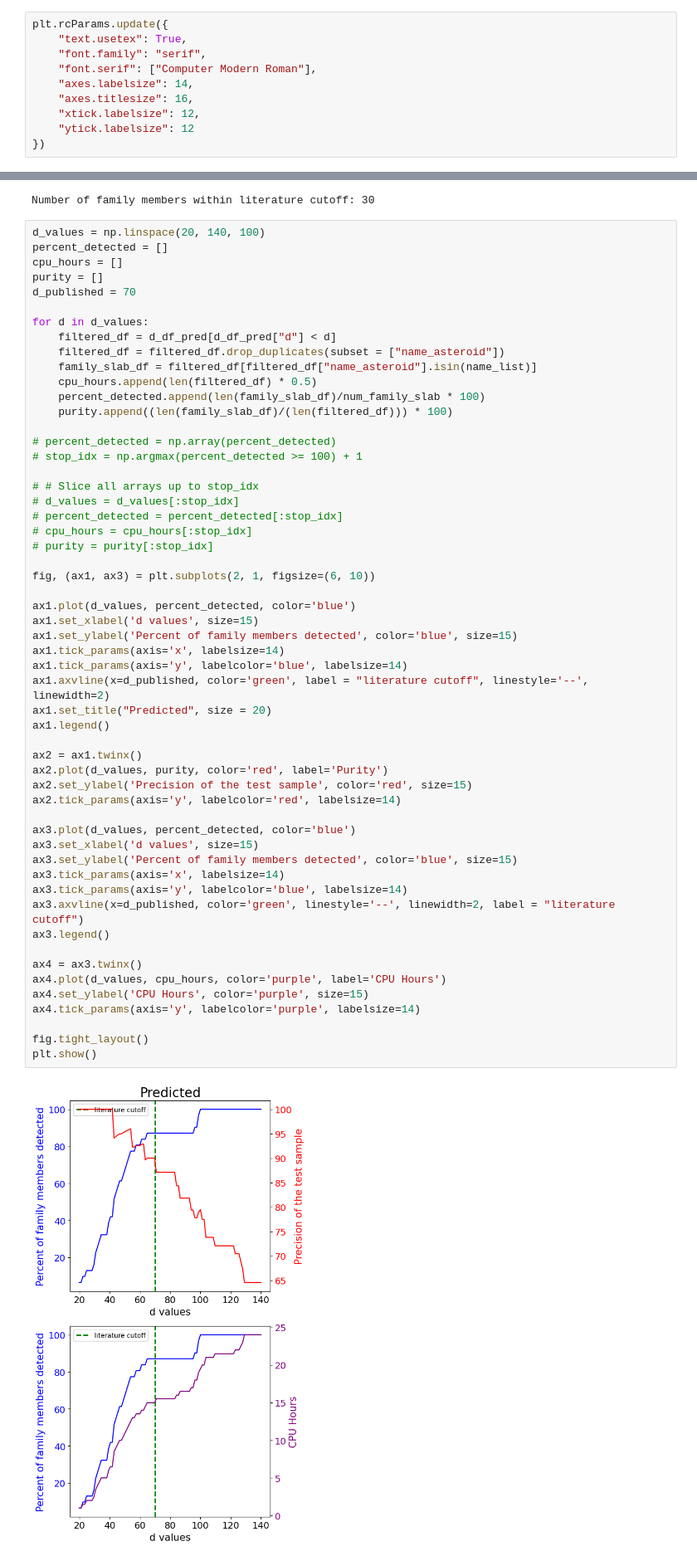
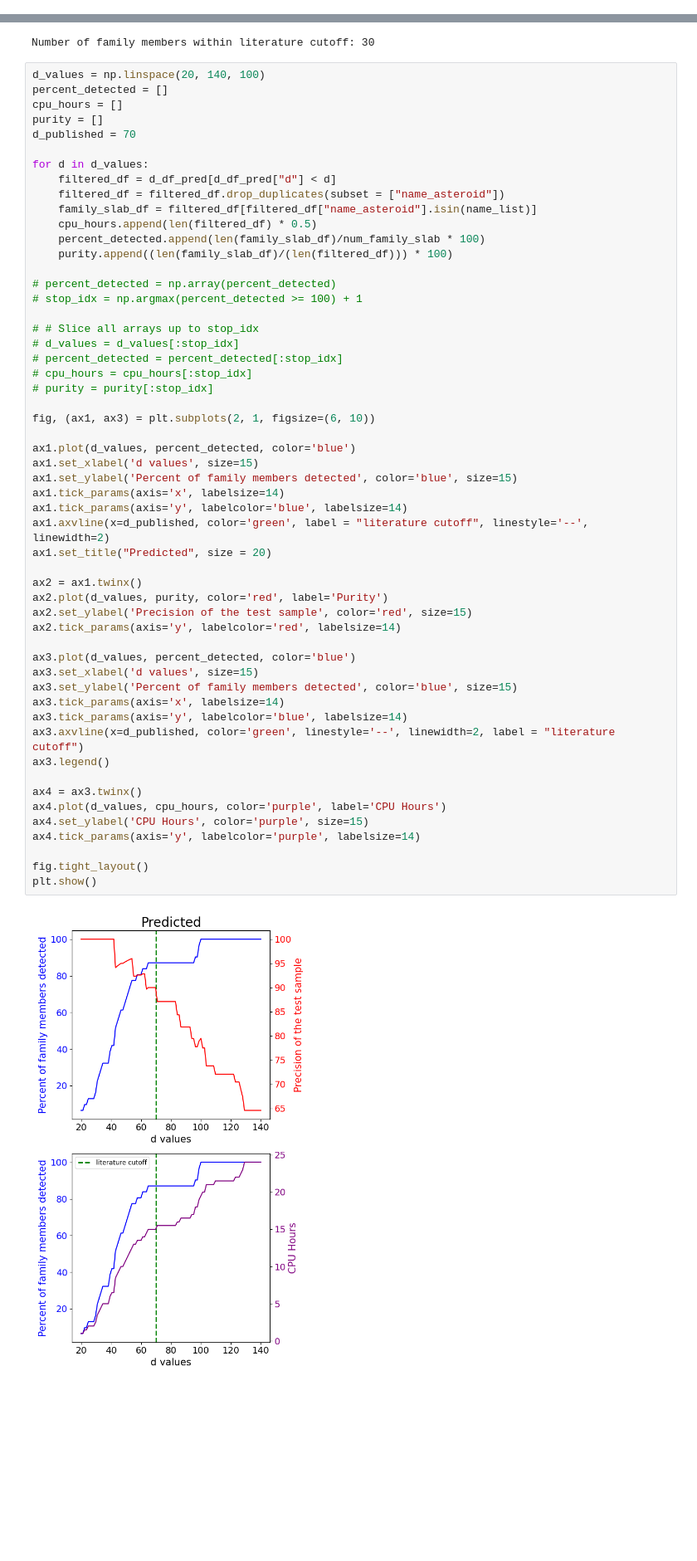
Before and after one commit to kavidey/action-angle-discovery, a Jupyter notebook: model_family_identification.ipynb, the cells around one changed output, grey strips where cells are left out. Shown at 83% size. Cells and saved outputs as stored; diff of their text form; blank space fills up the shorter version.

```diff
--- a/model_family_identification.ipynb
+++ b/model_family_identification.ipynb
@@ -8,14 +9,4 @@ import math
 from matplotlib.ticker import FormatStrFormatter
-# %%
-plt.rcParams.update({
-    "text.usetex": True,
-    "font.family": "serif",
-    "font.serif": ["Computer Modern Roman"],
-    "axes.labelsize": 14,
-    "axes.titlesize": 16,
-    "xtick.labelsize": 12,
-    "ytick.labelsize": 12
-})
 # %% [markdown]
 # Load Model Results and Family Dataset
 # %%
@@ -193,35 +184,34 @@ fig, (ax1, ax3) = plt.subplots(2, 1, figsize=(6, 10))
 
 ax1.plot(d_values, percent_detected, color='blue')
 ax1.set_xlabel('d values', size=15)
 ax1.set_ylabel('Percent of family members detected', color='blue', size=15)
 ax1.tick_params(axis='x', labelsize=14)
 ax1.tick_params(axis='y', labelcolor='blue', labelsize=14)
 ax1.axvline(x=d_published, color='green', label = "literature cutoff", linestyle='--', linewidth=2)
 ax1.set_title("Predicted", size = 20)
-ax1.legend()
 
 ax2 = ax1.twinx()
 ax2.plot(d_values, purity, color='red', label='Purity')
 ax2.set_ylabel('Precision of the test sample', color='red', size=15)
 ax2.tick_params(axis='y', labelcolor='red', labelsize=14)
 
 ax3.plot(d_values, percent_detected, color='blue')
 ax3.set_xlabel('d values', size=15)
 ax3.set_ylabel('Percent of family members detected', color='blue', size=15)
 ax3.tick_params(axis='x', labelsize=14)
 ax3.tick_params(axis='y', labelcolor='blue', labelsize=14)
 ax3.axvline(x=d_published, color='green', linestyle='--', linewidth=2, label = "literature cutoff")
 ax3.legend()
 
 ax4 = ax3.twinx()
 ax4.plot(d_values, cpu_hours, color='purple', label='CPU Hours')
 ax4.set_ylabel('CPU Hours', color='purple', size=15)
 ax4.tick_params(axis='y', labelcolor='purple', labelsize=14)
 
 fig.tight_layout()
 plt.show()
 # %% [output]
-[figure, old version]
+[figure, new version]
 # %%
 d_values = np.linspace(10, 1000, 1000)
 
```
Also changed, not shown: parts of 6 cells of this notebook, 1 other file.
